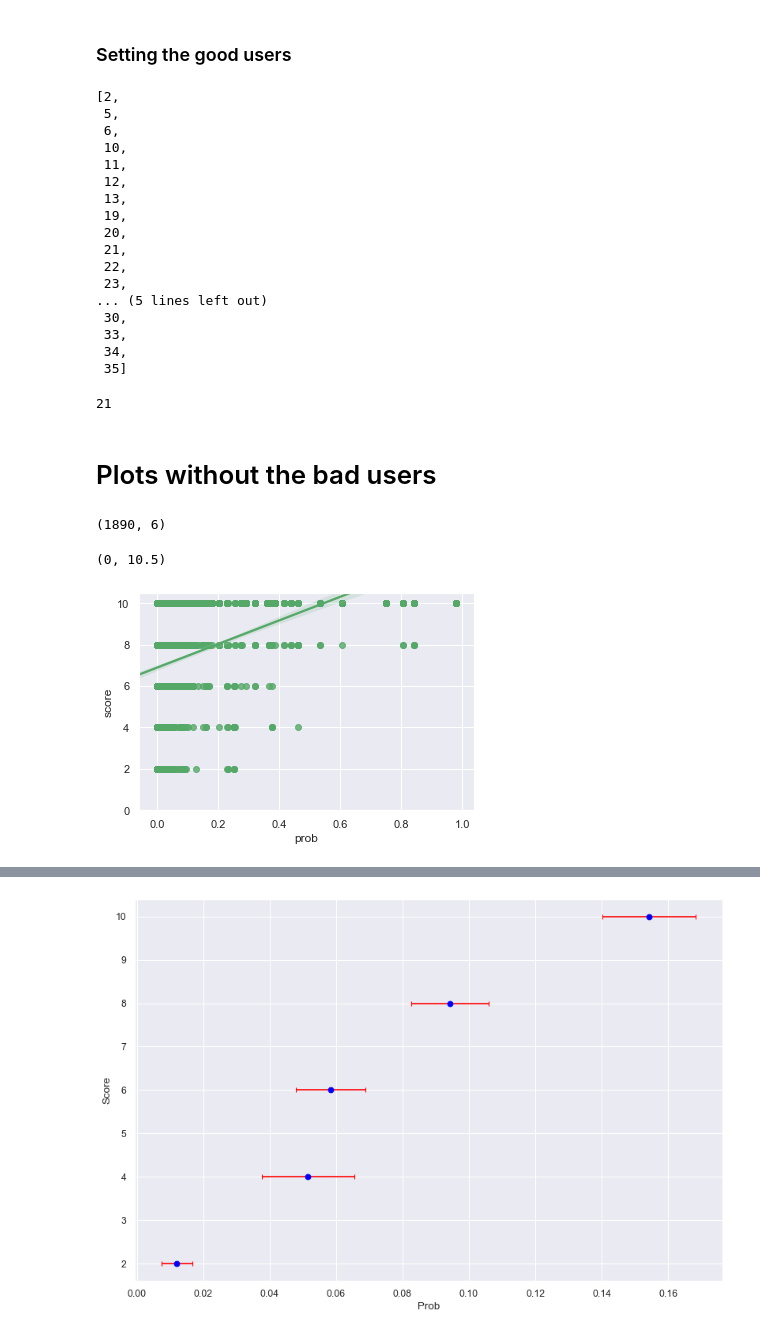
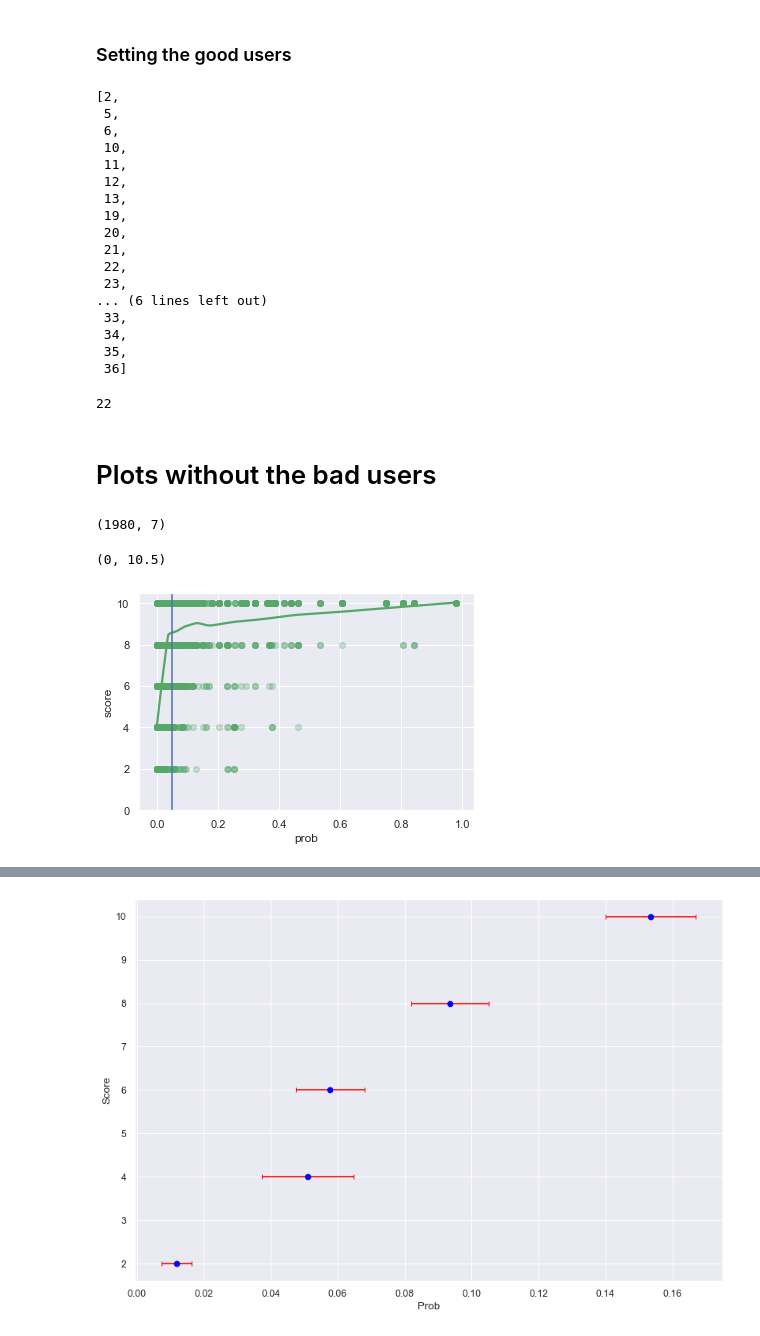
Before and after one commit to TrentBrick/tail-sampling, a Jupyter notebook: AnalyzeMTurk.ipynb, the cells around one changed output, grey strips where cells are left out. Drawn from its saved outputs; the diff is of its cells as text; code cells hidden in the pictures.

Commit message:
tested prob non linear, now trying to build the best score predictor

```diff
--- a/AnalyzeMTurk.ipynb
+++ b/AnalyzeMTurk.ipynb
@@ -15,7 +15,7 @@ answer_orders1 = pickle.load(open('MTURK_FIRST_' + 'updated_answers_list.pickle'
 answer_orders2 = pickle.load(open('MTURK_QUESTIONS_TWO_' + '_answers_list.pickle','rb'))
 # %%
 mturk1 = pd.read_csv('Tail+Free+Sampling+Survey_October+17%2C+2019_07.33.zip')
-mturk2 = pd.read_csv('Tail+Free+Sampling+Survey+2_October+18%2C+2019_14.06.zip')#'Tail+Free+Sampling+Survey_October+16%2C+2019_07.21.zip')
+mturk2 = pd.read_csv('Tail+Free+Sampling+Survey+2_October+20%2C+2019_19.47.zip')#'Tail+Free+Sampling+Survey_October+16%2C+2019_07.21.zip')
 # %%
 mturk1.shape
 # %% [output]
@@ -128,16 +128,18 @@ for user_ind in range(qas.shape[0]):
 
     if user_ind < mturk1_len:
         rel_ans = answer_orders1
+        turk_v = 1
     else:
         rel_ans = answer_orders2
+        turk_v = 2
 
     for answer_ind, quest in enumerate(rel_ans):
 
         for q_ind, q in enumerate(quest):
             abs_ind = answer_ind*len(quest)+q_ind
             #print(abs_ind)
-            to_df.append([user_ind, answer_ind, q[0].strip(), q[2], q[1], user_ans[abs_ind] ])
-res = pd.DataFrame(to_df, columns=['user_ind', 'q_ind', 'word', 'ground_word', 'prob', 'score'])
+            to_df.append([user_ind, turk_v, answer_ind, q[0].strip(), q[2], q[1], user_ans[abs_ind] ])
+res = pd.DataFrame(to_df, columns=['user_ind', 'turk_v', 'q_ind', 'word', 'ground_word', 'prob', 'score'])
 # %%
 res.head()
 # %% [output]
@@ -526,15 +529,15 @@ good_users
  21,
  22,
  23,
-... (5 lines left out)
- 30,
+... (6 lines left out)
  33,
  34,
- 35]
+ 35,
+ 36]
 # %%
 len(good_users)
 # %% [output]
-21
+22
 # %% [markdown]
 # Plots without the bad users
 # %%
@@ -543,15 +546,18 @@ guser = c_res[guser_mask]
 # %%
 guser.shape
 # %% [output]
-(1890, 6)
+(1980, 7)
 # %%
 # put a linear regression through this.
 
 
 
 import seaborn as sns; sns.set(color_codes=True)
-ax = sns.regplot(x=guser['prob'], y=guser['score'], color="g")
+ax = sns.regplot(x=guser['prob'], y=guser['score'], #robust=True,
+                 lowess=True,
+                 color="g", scatter_kws={'alpha':0.3})
+plt.axvline(0.05)
 plt.ylim([0,10.5])
 # %% [output]
 (0, 10.5)
-[figure, old version]
+[figure, new version]
```
Also changed, not shown: parts of 51 cells of this notebook, 2 other files.
